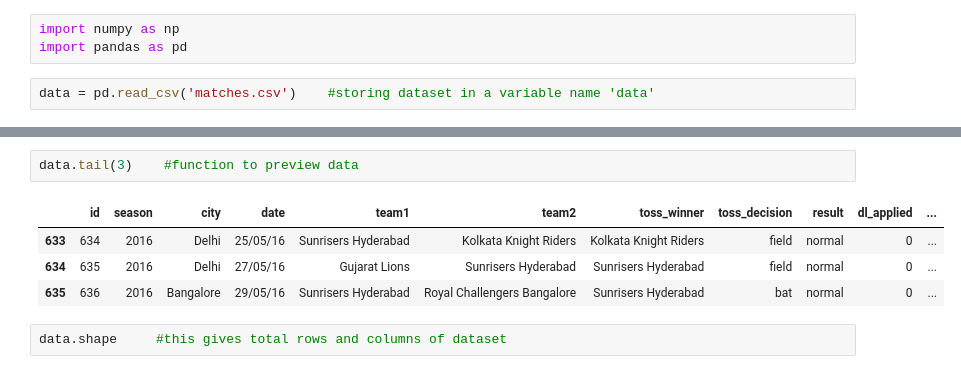
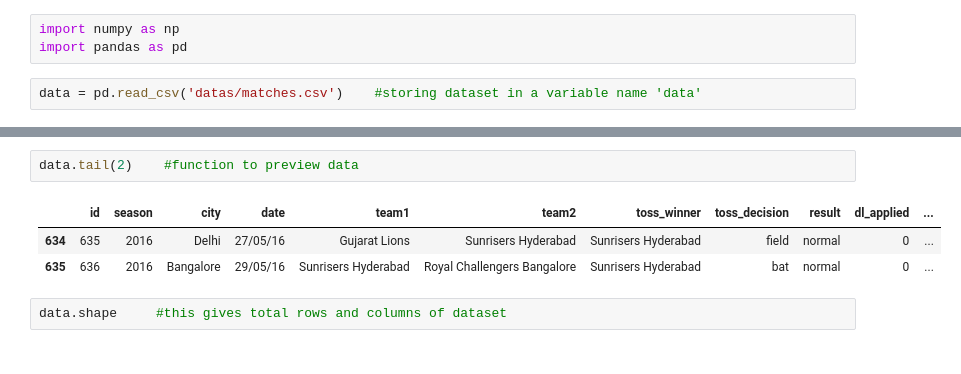
Before and after one commit to samarpan-rai11/pandas, a Jupyter notebook: IPL Analysis.ipynb, the cells around one changed output, grey strips where cells are left out. Cells and saved outputs as stored; diff of their text form.

```diff
--- a/IPL Analysis.ipynb
+++ b/IPL Analysis.ipynb
@@ -2,7 +2,7 @@
 import numpy as np
 import pandas as pd
 # %%
-data = pd.read_csv('matches.csv')    #storing dataset in a variable name 'data'
+data = pd.read_csv('datas/matches.csv')    #storing dataset in a variable name 'data'
 # %%
 data.head(2)    #function to preview data
 # %% [output]
@@ -10,10 +10,9 @@ data.head(2)    #function to preview data
 | 0 | 1 | 2017 | Hyderabad | 5/4/2017 | Sunrisers Hyderabad | Royal Challengers Bangalore | Royal Challengers Bangalore | field | normal | 0 | ... |
 | 1 | 2 | 2017 | Pune | 6/4/2017 | Mumbai Indians | Rising Pune Supergiant | Rising Pune Supergiant | field | normal | 0 | ... |
 # %%
-data.tail(3)    #function to preview data
+data.tail(2)    #function to preview data
 # %% [output]
 |  | id | season | city | date | team1 | team2 | toss_winner | toss_decision | result | dl_applied | ... |
-| 633 | 634 | 2016 | Delhi | 25/05/16 | Sunrisers Hyderabad | Kolkata Knight Riders | Kolkata Knight Riders | field | normal | 0 | ... |
 | 634 | 635 | 2016 | Delhi | 27/05/16 | Gujarat Lions | Sunrisers Hyderabad | Sunrisers Hyderabad | field | normal | 0 | ... |
 | 635 | 636 | 2016 | Bangalore | 29/05/16 | Sunrisers Hyderabad | Royal Challengers Bangalore | Sunrisers Hyderabad | bat | normal | 0 | ... |
 # %%
```
Also changed, not shown: parts of 7 cells of this notebook.
